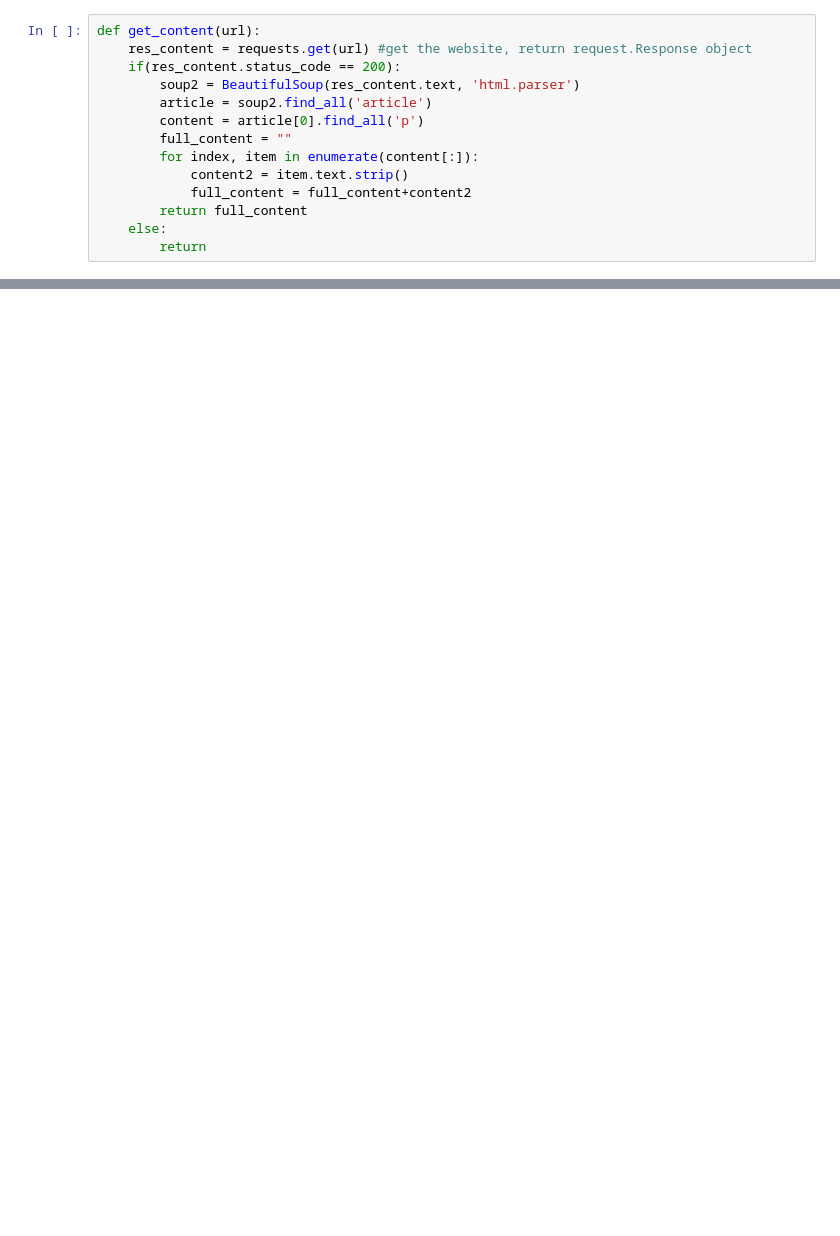
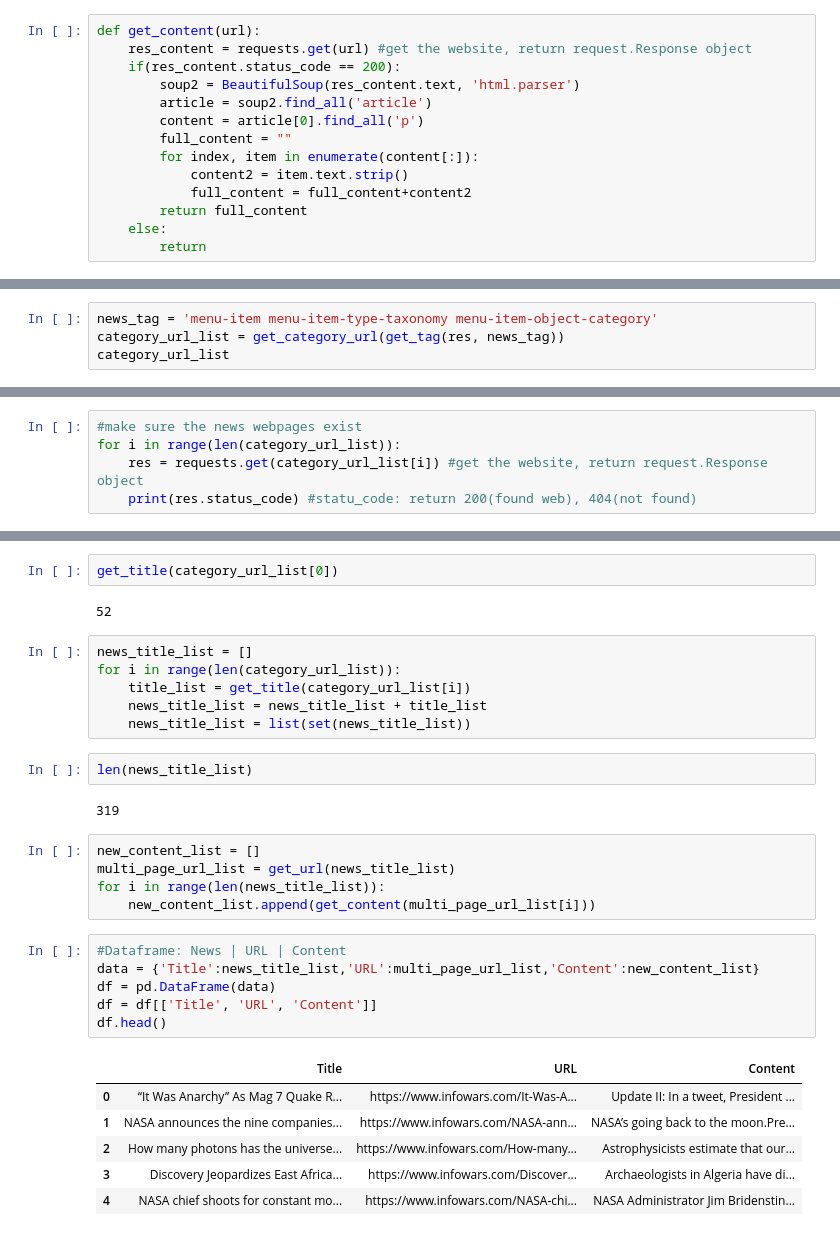
Before and after one commit to gillian850413/Python_Web_Crawler, a Jupyter notebook: web_crawler.ipynb, the cells around one changed output, grey strips where cells are left out. Saved outputs shown, nothing was run; the diff lists cells and outputs as text; blank space fills up the shorter version.

```diff
--- a/web_crawler.ipynb
+++ b/web_crawler.ipynb
@@ -63,0 +144,4 @@ for i in range(len(title_list)):
+# %%
+news_tag = 'menu-item menu-item-type-taxonomy menu-item-object-category'
+category_url_list = get_category_url(get_tag(res, news_tag))
+category_url_list
@@ -63,0 +159,5 @@ for i in range(len(title_list)):
+# %%
+#make sure the news webpages exist
+for i in range(len(category_url_list)):
+    res = requests.get(category_url_list[i]) #get the website, return request.Response object
+    print(res.status_code) #statu_code: return 200(found web), 404(not found)
@@ -63,0 +188,32 @@ for i in range(len(title_list)):
+# %%
+get_title(category_url_list[0])
+# %% [output]
+52
+# %%
+news_title_list = []
+for i in range(len(category_url_list)):
+    title_list = get_title(category_url_list[i])
+    news_title_list = news_title_list + title_list
+    news_title_list = list(set(news_title_list))
+# %%
+len(news_title_list)
+# %% [output]
+319
+# %%
+new_content_list = []
+multi_page_url_list = get_url(news_title_list)
+for i in range(len(news_title_list)):
+    new_content_list.append(get_content(multi_page_url_list[i]))
+# %%
+#Dataframe: News | URL | Content
+data = {'Title':news_title_list,'URL':multi_page_url_list,'Content':new_content_list}
+df = pd.DataFrame(data)
+df = df[['Title', 'URL', 'Content']]
+df.head()
+# %% [output]
+|  | Title | URL | Content |
+| 0 | “It Was Anarchy” As Mag 7 Quake R... | https://www.infowars.com/It-Was-A... | Update II: In a tweet, President ... |
+| 1 | NASA announces the nine companies... | https://www.infowars.com/NASA-ann... | NASA’s going back to the moon.Pre... |
+| 2 | How many photons has the universe... | https://www.infowars.com/How-many... | Astrophysicists estimate that our... |
+| 3 | Discovery Jeopardizes East Africa... | https://www.infowars.com/Discover... | Archaeologists in Algeria have di... |
+| 4 | NASA chief shoots for constant mo... | https://www.infowars.com/NASA-chi... | NASA Administrator Jim Bridenstin... |
```
Also changed, not shown: parts of 27 cells of this notebook.
